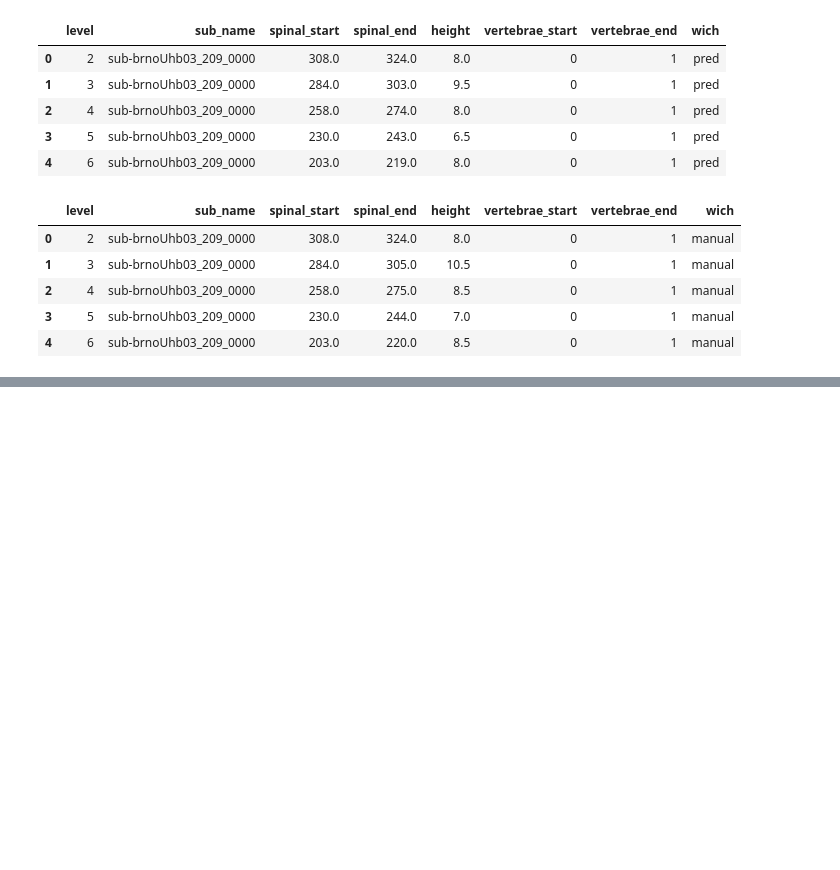
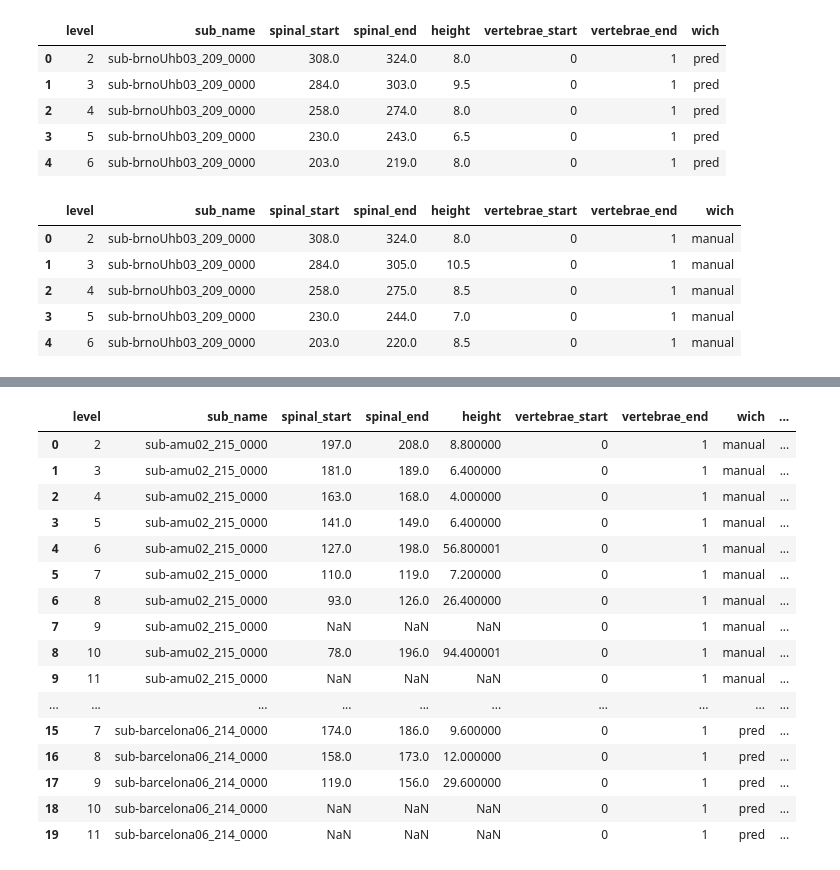
Before and after one commit to ivadomed/model-spinal-rootlets, a Jupyter notebook: utilities/test.ipynb, the cells around one changed output, grey strips where cells are left out. Drawn from its saved outputs; the diff is of its cells as text; code cells hidden in the pictures; blank space fills up the shorter version.

Commit message:
notebook look datas

```diff
--- a/utilities/test.ipynb
+++ b/utilities/test.ipynb
@@ -59,0 +53,18 @@ Boolean Series key will be reindexed to match DataFrame index.
+# %%
+clean = concatenated_df.copy()
+to_clean = []
+to_clean.append((clean["sub_name"] == "sub-amu02_215_0000") & (clean["wich"] == "manual"))
+to_clean.append((clean["sub_name"] == "sub-barcelona06_214_0000") & (clean["wich"] == "pred"))
+#to_clean.append((clean["z_scores"] > 1))
+#to_clean.append((clean["z_scores"] < -1))
+deleted = pd.DataFrame()
+for need in to_clean:
+    deleted = pd.concat([deleted, clean[need]], ignore_index=True)
+    clean = clean[~need]
+
+for lvl in range(2, 12):
+    mean_c = np.mean(clean["height"][clean["level"]==lvl])
+    std_c = np.std(clean["height"][clean["level"]==lvl])
+    mean_o = np.mean(concatenated_df["height"][concatenated_df["level"]==lvl])
+    std_o = np.std(concatenated_df["height"][concatenated_df["level"]==lvl])
+    print(f"CLEAN|ORIG Height level {lvl} (mm): {mean_c:.2f} +/- {std_c:.2f}\tvs\t{mean_o:.2f} +/- {std_o:.2f}")
@@ -60,3 +86,23 @@ Boolean Series key will be reindexed to match DataFrame index.
+# %%
+deleted
+# %% [output]
+|  | level | sub_name | spinal_start | spinal_end | height | vertebrae_start | vertebrae_end | wich | ... |
+| 0 | 2 | sub-amu02_215_0000 | 197.0 | 208.0 | 8.800000 | 0 | 1 | manual | ... |
+| 1 | 3 | sub-amu02_215_0000 | 181.0 | 189.0 | 6.400000 | 0 | 1 | manual | ... |
+| 2 | 4 | sub-amu02_215_0000 | 163.0 | 168.0 | 4.000000 | 0 | 1 | manual | ... |
+| 3 | 5 | sub-amu02_215_0000 | 141.0 | 149.0 | 6.400000 | 0 | 1 | manual | ... |
+| 4 | 6 | sub-amu02_215_0000 | 127.0 | 198.0 | 56.800001 | 0 | 1 | manual | ... |
+| 5 | 7 | sub-amu02_215_0000 | 110.0 | 119.0 | 7.200000 | 0 | 1 | manual | ... |
+| 6 | 8 | sub-amu02_215_0000 | 93.0 | 126.0 | 26.400000 | 0 | 1 | manual | ... |
+| 7 | 9 | sub-amu02_215_0000 | NaN | NaN | NaN | 0 | 1 | manual | ... |
+| 8 | 10 | sub-amu02_215_0000 | 78.0 | 196.0 | 94.400001 | 0 | 1 | manual | ... |
+| 9 | 11 | sub-amu02_215_0000 | NaN | NaN | NaN | 0 | 1 | manual | ... |
+| ... | ... | ... | ... | ... | ... | ... | ... | ... | ... |
+| 15 | 7 | sub-barcelona06_214_0000 | 174.0 | 186.0 | 9.600000 | 0 | 1 | pred | ... |
+| 16 | 8 | sub-barcelona06_214_0000 | 158.0 | 173.0 | 12.000000 | 0 | 1 | pred | ... |
+| 17 | 9 | sub-barcelona06_214_0000 | 119.0 | 156.0 | 29.600000 | 0 | 1 | pred | ... |
+| 18 | 10 | sub-barcelona06_214_0000 | NaN | NaN | NaN | 0 | 1 | pred | ... |
+| 19 | 11 | sub-barcelona06_214_0000 | NaN | NaN | NaN | 0 | 1 | pred | ... |
 # %%
 fig = px.violin(clean, y="height", x="level", color="wich", box=True, points="all",
           hover_data=["sub_name","wich"])
```
Also changed, not shown: parts of 6 cells of this notebook.
